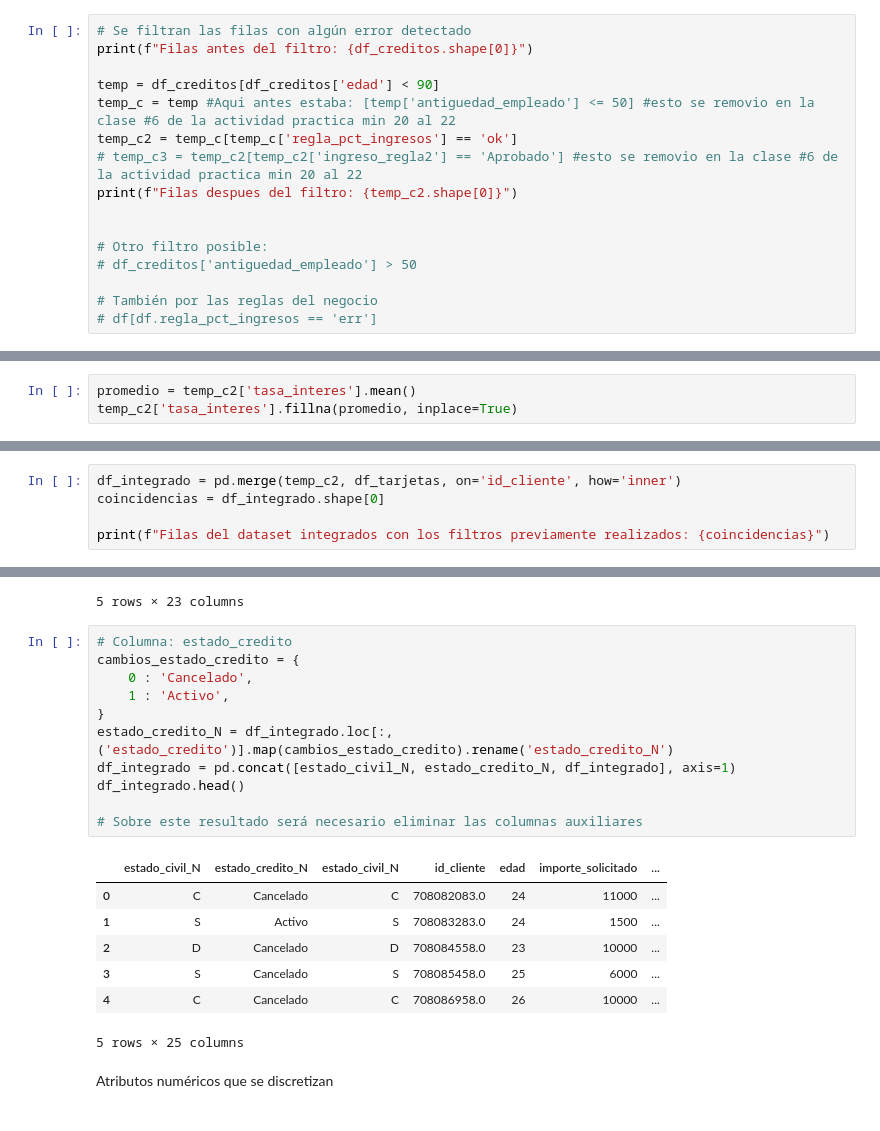
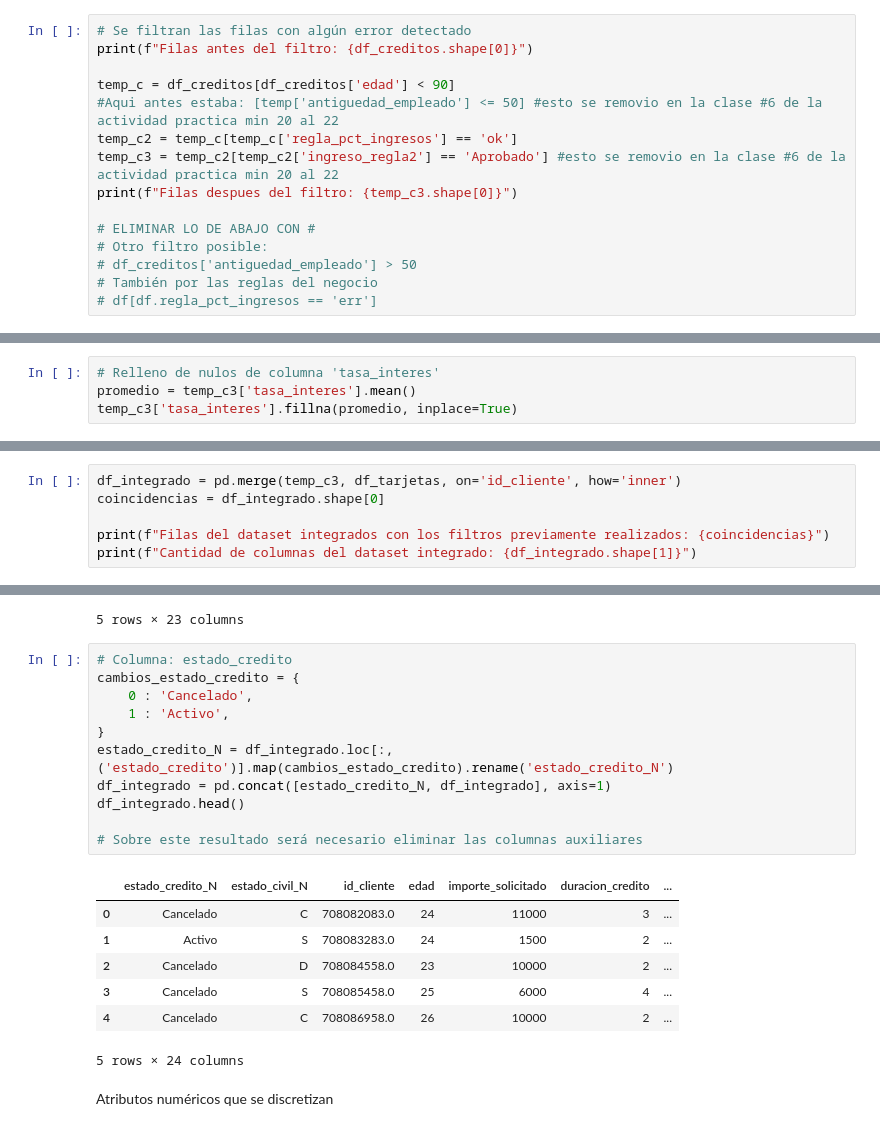
Before and after one commit to Joseluis0709/13MBID-Abr23, a Jupyter notebook: notebooks/02-Preparacion-Datos/PD01-Transformaciones12.ipynb, the cells around one changed output, grey strips where cells are left out. Saved outputs shown, nothing was run; the diff lists cells and outputs as text.

```diff
--- a/notebooks/02-Preparacion-Datos/PD01-Transformaciones12.ipynb
+++ b/notebooks/02-Preparacion-Datos/PD01-Transformaciones12.ipynb
@@ -191,16 +177,15 @@ Se visualizan las tuplas que no cumplen con la regla:
 # Se filtran las filas con algún error detectado
 print(f"Filas antes del filtro: {df_creditos.shape[0]}")
 
-temp = df_creditos[df_creditos['edad'] < 90]
-temp_c = temp #Aqui antes estaba: [temp['antiguedad_empleado'] <= 50] #esto se removio en la clase #6 de la actividad practica min 20 al 22
+temp_c = df_creditos[df_creditos['edad'] < 90]
+#Aqui antes estaba: [temp['antiguedad_empleado'] <= 50] #esto se removio en la clase #6 de la actividad practica min 20 al 22
 temp_c2 = temp_c[temp_c['regla_pct_ingresos'] == 'ok']
-# temp_c3 = temp_c2[temp_c2['ingreso_regla2'] == 'Aprobado'] #esto se removio en la clase #6 de la actividad practica min 20 al 22
-print(f"Filas despues del filtro: {temp_c2.shape[0]}")
+temp_c3 = temp_c2[temp_c2['ingreso_regla2'] == 'Aprobado'] #esto se removio en la clase #6 de la actividad practica min 20 al 22
+print(f"Filas despues del filtro: {temp_c3.shape[0]}")
 
-
+# ELIMINAR LO DE ABAJO CON #
 # Otro filtro posible:
 # df_creditos['antiguedad_empleado'] > 50
-
 # También por las reglas del negocio
 # df[df.regla_pct_ingresos == 'err']
 # %% [output]
@@ -209,6 +194,7 @@ Filas despues del filtro: 10108
 # %%
-promedio = temp_c2['tasa_interes'].mean()
-temp_c2['tasa_interes'].fillna(promedio, inplace=True)
+# Relleno de nulos de columna 'tasa_interes'
+promedio = temp_c3['tasa_interes'].mean()
+temp_c3['tasa_interes'].fillna(promedio, inplace=True)
 # %% [output]
 A value is trying to be set on a copy of a slice from a DataFrame
 
@@ -235,8 +221,9 @@ dtype: int64
 # %% [markdown]
 Integración de datos
 # %%
-df_integrado = pd.merge(temp_c2, df_tarjetas, on='id_cliente', how='inner')
+df_integrado = pd.merge(temp_c3, df_tarjetas, on='id_cliente', how='inner')
 coincidencias = df_integrado.shape[0]
 
 print(f"Filas del dataset integrados con los filtros previamente realizados: {coincidencias}")
+print(f"Cantidad de columnas del dataset integrado: {df_integrado.shape[1]}")
 # %% [output]
@@ -282,22 +266,22 @@ df_integrado.head()
 # %%
 # Columna: estado_credito
 cambios_estado_credito = {
     0 : 'Cancelado',
     1 : 'Activo',
 }
 estado_credito_N = df_integrado.loc[:, ('estado_credito')].map(cambios_estado_credito).rename('estado_credito_N')
-df_integrado = pd.concat([estado_civil_N, estado_credito_N, df_integrado], axis=1)
+df_integrado = pd.concat([estado_credito_N, df_integrado], axis=1)
 df_integrado.head()
 
 # Sobre este resultado será necesario eliminar las columnas auxiliares
 # %% [output]
-|  | estado_civil_N | estado_credito_N | estado_civil_N | id_cliente | edad | importe_solicitado | ... |
-| 0 | C | Cancelado | C | 708082083.0 | 24 | 11000 | ... |
-| 1 | S | Activo | S | 708083283.0 | 24 | 1500 | ... |
-| 2 | D | Cancelado | D | 708084558.0 | 23 | 10000 | ... |
-| 3 | S | Cancelado | S | 708085458.0 | 25 | 6000 | ... |
-| 4 | C | Cancelado | C | 708086958.0 | 26 | 10000 | ... |
+|  | estado_credito_N | estado_civil_N | id_cliente | edad | importe_solicitado | duracion_credito | ... |
+| 0 | Cancelado | C | 708082083.0 | 24 | 11000 | 3 | ... |
+| 1 | Activo | S | 708083283.0 | 24 | 1500 | 2 | ... |
+| 2 | Cancelado | D | 708084558.0 | 23 | 10000 | 2 | ... |
+| 3 | Cancelado | S | 708085458.0 | 25 | 6000 | 4 | ... |
+| 4 | Cancelado | C | 708086958.0 | 26 | 10000 | 2 | ... |
-5 rows × 25 columns
+5 rows × 24 columns
 # %% [markdown]
 Atributos numéricos que se discretizan
 # %%
```
Also changed, not shown: parts of 25 cells of this notebook, 1 other file.
